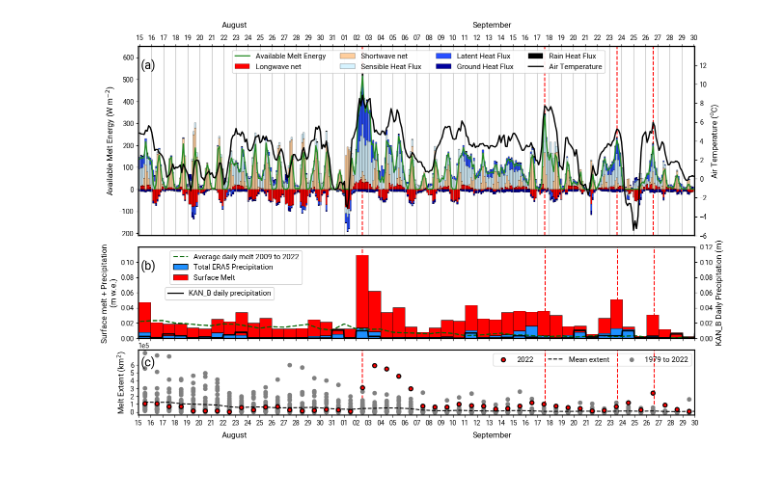
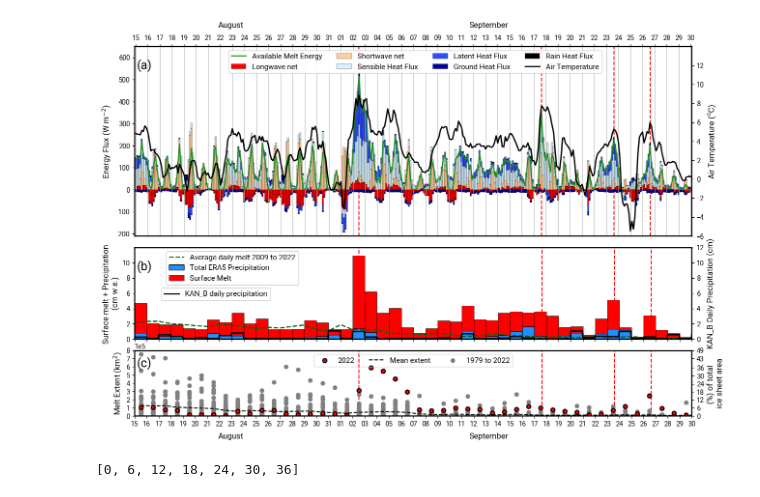
Before and after one commit to ry-ing/GrIS_late-season-melt-event, a Jupyter notebook: code/figures/fig2_met_overview.ipynb, the cells around one changed output. Drawn from its saved outputs; the diff is of its cells as text; code cells hidden in the pictures.

```diff
--- a/code/figures/fig2_met_overview.ipynb
+++ b/code/figures/fig2_met_overview.ipynb
@@ -73,7 +73,7 @@ data_dir = '../../data'
 # Import all data and fix timestamps to match each other
 # =============================================================================
 
-cosipy_data = xr.open_dataset(r'%s/KANL_cosipy_output_20090101-20221229_v3.nc' % data_dir, engine='netcdf4')
+cosipy_data = xr.open_dataset(r'%s/met_data/KANL_cosipy_output_20090101-20221229.nc' % data_dir, engine='netcdf4')
 mask1 = (cosipy_data['time'] >= pd.to_datetime('2022-08-15')) & (cosipy_data['time'] <= pd.to_datetime('2022-09-30')) # 2022-09-01 to 2022-09-30
 
 #### melt event 1 #################
@@ -173,7 +173,7 @@ ax1 = fig.add_subplot(spec[0])
 
 df.plot(kind="bar", stacked=True, width=1, edgecolor='k', linewidth=0.3, colormap='flag', ax=ax1, rot=0, use_index=True, legend=False)
 ax1.plot(time, ME, color='forestgreen', linestyle='-', linewidth=1.8, label='Available Melt Energy')
-ax1.set_ylabel('Available Melt Energy (W m$^{-2}$)')
+ax1.set_ylabel('Energy Flux (W m$^{-2}$)')
 ax1.set_ylim(-210, 650)
 
 ax1.set_xticks(time_ticks)
@@ -206,9 +206,9 @@ time_rain_KANB = precip_daily['time'] + pd.Timedelta('0.5 day')
 
 ax2 = fig.add_subplot(spec[1])
 
-ax2.bar(time_rain_surfm, RAIN, edgecolor='k', width=pd.Timedelta('1 day'), color='dodgerblue', label='Total ERA5 Precipitation')
-ax2.bar(time_rain_surfm, surfm, bottom=RAIN, edgecolor='k', width=pd.Timedelta('1 day'), color='red', linewidth=0.5, label='Surface Melt')
-ax2.plot(surfM_historic.index, surfM_historic, color='darkgreen', linewidth=1.8, linestyle='--', zorder=3, label='Average daily melt 2009 to 2022')
+ax2.bar(time_rain_surfm, RAIN*100, edgecolor='k', width=pd.Timedelta('1 day'), color='dodgerblue', label='Total ERA5 Precipitation')
+ax2.bar(time_rain_surfm, surfm*100, bottom=RAIN*100, edgecolor='k', width=pd.Timedelta('1 day'), color='red', linewidth=0.5, label='Surface Melt')
+ax2.plot(surfM_historic.index, surfM_historic*100, color='darkgreen', linewidth=1.8, linestyle='--', zorder=3, label='Average daily melt 2009 to 2022')
 #ax2.axhline(y=0.037)
 
 ax2.axvline(pd.to_datetime('2022-09-02 12:00'), color='r', linewidth=1.5, linestyle='--', zorder=-5)
@@ -218,22 +218,22 @@ ax2.axvline(pd.to_datetime('2022-09-26 15:00'), color='r', linewidth=1.5, linest
 
 
 ax2.text(0.004, 0.75, '(b)', transform=ax2.transAxes, fontsize=18)
-ax2.set_ylabel('Surface melt + Precipitation \n(m w.e.)')
-ax2.set_yticks([0, 0.02, 0.04, 0.06, 0.08, 0.1])
+ax2.set_ylabel('Surface melt + Precipitation \n(cm w.e.)')
+ax2.set_yticks([0, 2, 4, 6, 8, 10])
 ax2.legend(loc='upper left', ncol=1, framealpha=0.9, bbox_to_anchor=(0.05, 1))
 ax2.set_xticklabels([], color='w')
 
 ax2.set_xlim(time_lims[0], time_lims[-1])
-ax2.set_ylim(0,0.12)
+ax2.set_ylim(0,12)
 
 myFmt = mdates.DateFormatter('%d')
 ax2.xaxis.set_major_formatter(myFmt)
 ax2.xaxis.set_major_locator(mdates.DayLocator(interval=1))
 
 ax2c = ax2.twinx()
-ax2c.set_ylim(0,0.12)
-ax2c.plot(precip_daily.time, precip_daily/1000, color='k',linewidth=2.2, label='KAN_B daily precipitation')
-ax2c.set_ylabel('KAN_B Daily Precipitation (m)', color='k')
+ax2c.set_ylim(0,12)
+ax2c.plot(precip_daily.time, precip_daily/10, color='k',linewidth=2.2, label='KAN_B daily precipitation')
+ax2c.set_ylabel('KAN_B Daily Precipitation (cm)', color='k')
 ax2c.legend(bbox_to_anchor=(0.25,0.6), framealpha=0.9)
 
 
@@ -244,32 +244,45 @@ ax3.scatter(time_rain_surfm, extent_area['2022'][14:], color='red', edgecolor='k
 ax3.plot(time_rain_surfm, mean_extent[14:], color='k', linestyle='--', zorder=-1, label='Mean extent')
 
 for col in extent_area.columns:
     if not col=='day' or not col=='2019':
         ax3.scatter(time_rain_surfm, extent_area[col][14:], color='grey', zorder=-2, linewidth=0.8)
     if col=='2019':
         ax3.scatter(time_rain_surfm, extent_area[col][14:], color='grey', zorder=-2, linewidth=0.8, label='1979 to 2022')
 
 ax3.set_xlim(time_lims[0], time_lims[-1])
 plt.ticklabel_format(style='sci', axis='y', scilimits=(0,0))
 ax3.set_ylabel('Melt Extent (km$^{2}$)')
-ax3.set_yticks([0, 100000, 200000, 300000, 400000, 500000, 600000])
+yticks = [0, 100000, 200000, 300000, 400000, 500000, 600000, 700000, 800000]
+ax3.set_yticks(yticks)
+ax3.set_ylim(0,800000)
 
 myFmt = mdates.DateFormatter('%d')
 ax3.xaxis.set_major_formatter(myFmt)
 ax3.xaxis.set_major_locator(mdates.DayLocator(interval=1))
 ax3.text(0.15, -0.35, 'August', transform=ax3.transAxes, fontsize=12)
 ax3.text(0.6, -0.35, 'September', transform=ax3.transAxes, fontsize=12)
 
 ax3.axvline(pd.to_datetime('2022-09-02 12:00'), color='r', linewidth=1.5, linestyle='--', zorder=-5)
 ax3.axvline(pd.to_datetime('2022-09-17 15:00'), color='r', linewidth=1.5, linestyle='--', zorder=-5)
 ax3.axvline(pd.to_datetime('2022-09-23 15:00'), color='r', linewidth=1.5, linestyle='--', zorder=-5)
 ax3.axvline(pd.to_datetime('2022-09-26 15:00'), color='r', linewidth=1.5, linestyle='--', zorder=-5)
 
 ax3.legend(loc='best', ncol=3)#, bbox_to_anchor=(2.8, 1.25))
 ax3.text(0.004, 0.75, '(c)', transform=ax3.transAxes, fontsize=18)
 
+ax3b = ax3.twinx()
+yticks_b = [int(round((i/1644444)*100,0)) for i in yticks]
+ax3b.set_yticks(yticks_b)
+ax3b.set_ylim(yticks_b[0], yticks_b[-1])
+ax3b.set_ylabel('(%) of total \nice sheet area')
+
 fig.set_size_inches(width, height)
 fig.savefig('fig2_met-overview.jpg', dpi=300)
 plt.show()
 # %% [output]
-[figure, old version]
+[figure, new version]
+# %%
+yticks_b = [int(round((i/1644444)*100,0)) for i in yticks]
+print(yticks_b)
+# %% [output]
+[0, 6, 12, 18, 24, 30, 36]
```
Also changed, not shown: 12 other files.
